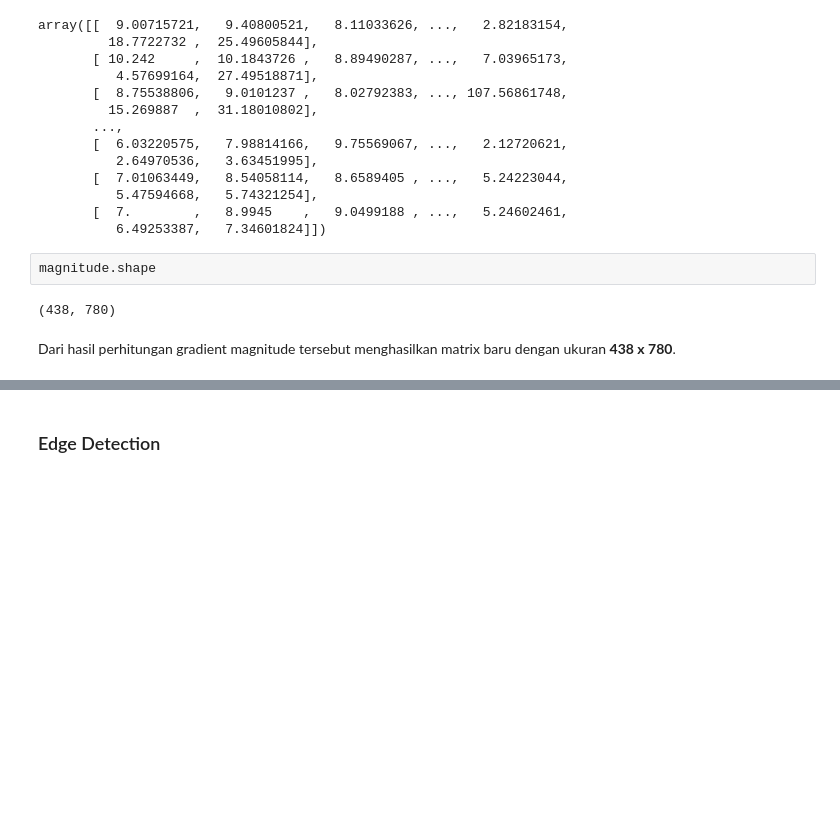
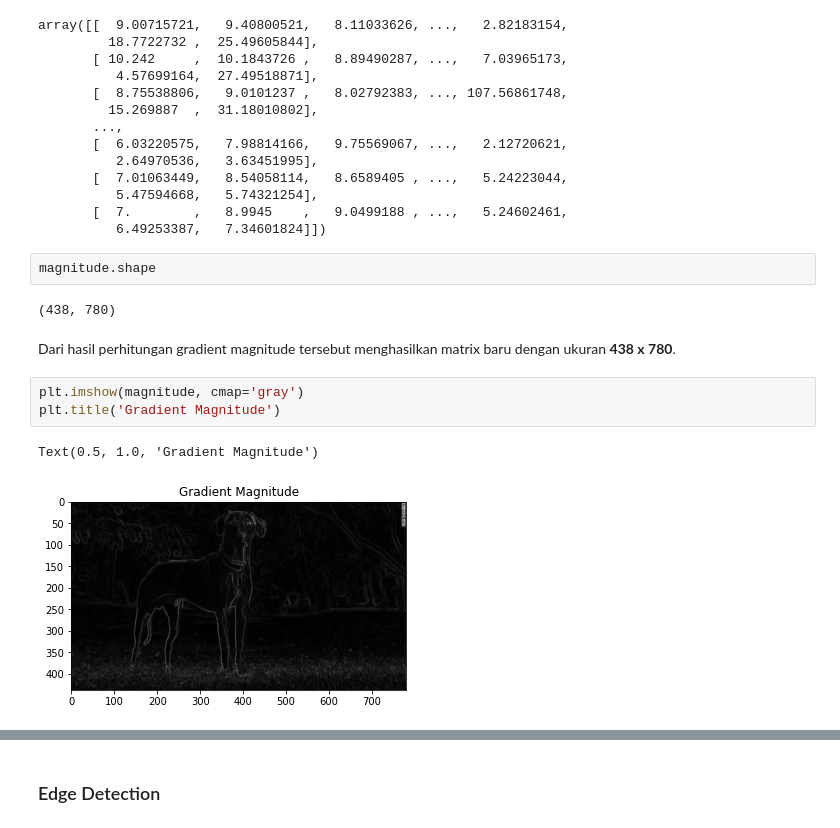
Before and after one commit to Penzragon/h8dsft_P0W2, a Jupyter notebook: script.ipynb, the cells around one changed output, grey strips where cells are left out. Saved outputs shown, nothing was run; the diff lists cells and outputs as text; blank space fills up the shorter version.

```diff
--- a/script.ipynb
+++ b/script.ipynb
@@ -237,3 +237,9 @@ magnitude.shape
 (438, 780)
 # %% [markdown]
 Dari hasil perhitungan gradient magnitude tersebut menghasilkan matrix baru dengan ukuran **438 x 780**.
+# %%
+plt.imshow(magnitude, cmap='gray')
+plt.title('Gradient Magnitude')
+# %% [output]
+Text(0.5, 1.0, 'Gradient Magnitude')
+[figure, added]
```
Also changed, not shown: parts of 11 cells of this notebook.
